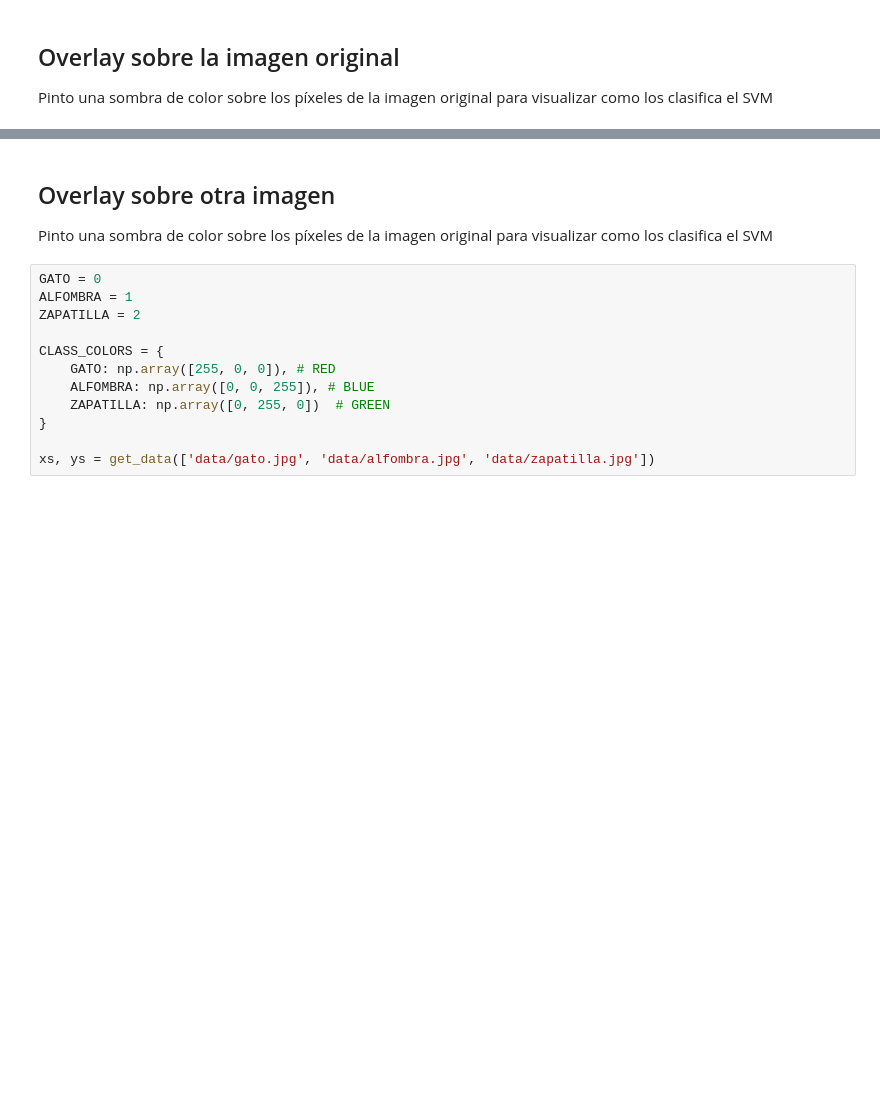
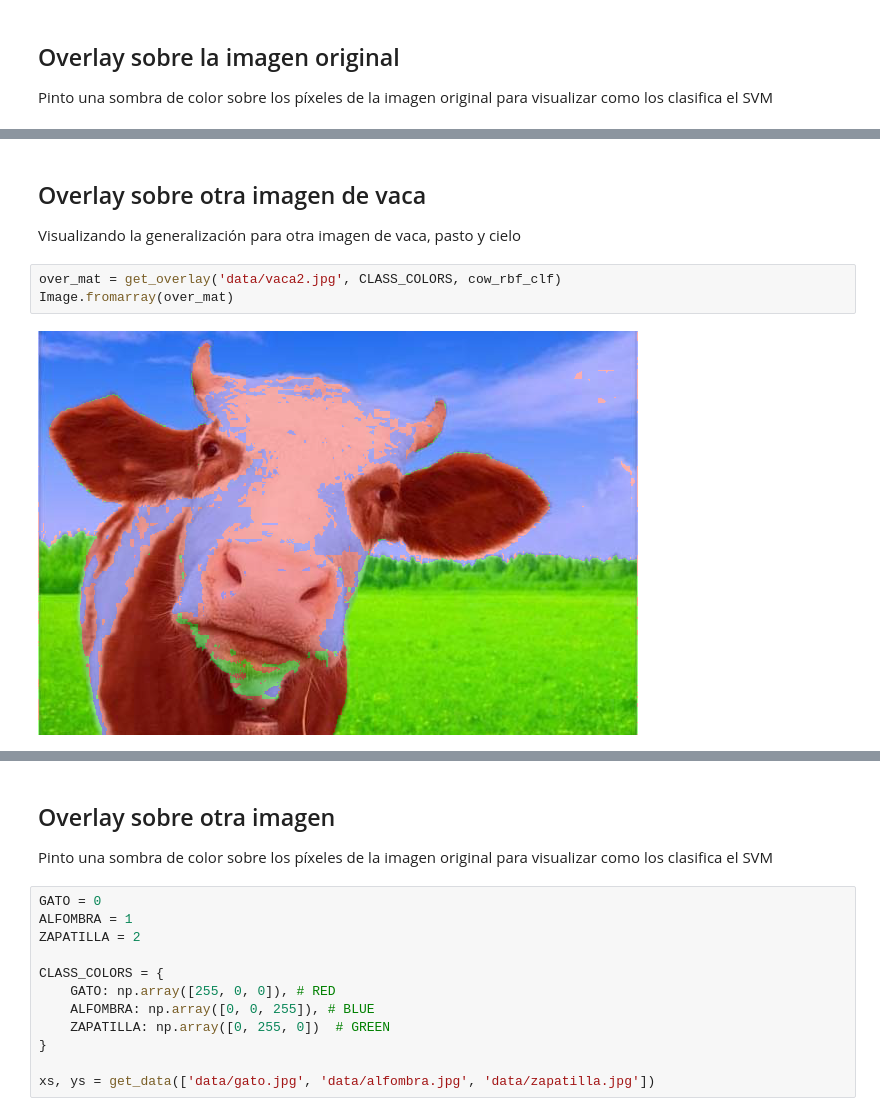
Before and after one commit to marcelolynch/machinelearning, a Jupyter notebook: tp3/Vaca.ipynb, the cells around one changed output, grey strips where cells are left out. Saved outputs shown, nothing was run; the diff lists cells and outputs as text; blank space fills up the shorter version.

Commit message:
muchas vacas

```diff
--- a/tp3/Vaca.ipynb
+++ b/tp3/Vaca.ipynb
@@ -178,0 +195,8 @@ Image.fromarray(over_mat)
+# %% [markdown]
+## Overlay sobre otra imagen de vaca
+Visualizando la generalización para otra imagen de vaca, pasto y cielo
+# %%
+over_mat = get_overlay('data/vaca2.jpg', CLASS_COLORS, cow_rbf_clf)
+Image.fromarray(over_mat)
+# %% [output]
+[figure, added]
```
Also changed, not shown: parts of 26 cells of this notebook, 2 other files.
